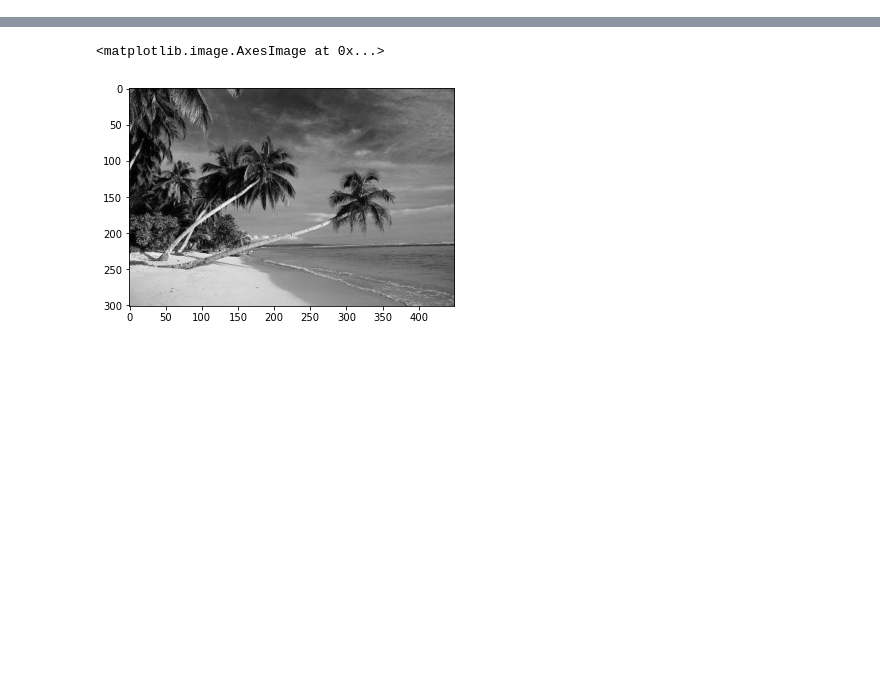
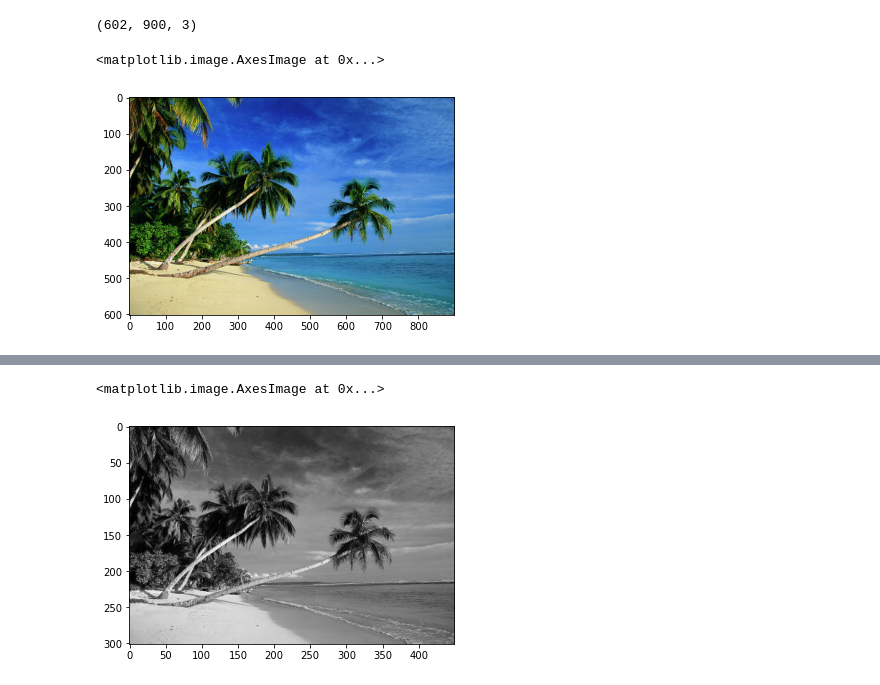
Before and after one commit to jainsanyam786/Intro_To_AI, a Jupyter notebook: Project4/Image_Recoloration.ipynb, the cells around one changed output, grey strips where cells are left out. Saved outputs shown, nothing was run; the diff lists cells and outputs as text; code cells hidden in the pictures; blank space fills up the shorter version.

```diff
--- a/Project4/Image_Recoloration.ipynb
+++ b/Project4/Image_Recoloration.ipynb
@@ -9,6 +9,14 @@ import matplotlib.pyplot as plt
 import skimage.io as skio
 from skimage.transform import resize
 from mpl_toolkits.mplot3d import Axes3D
+# %%
+ogimage = skio.imread(fname="OriginalImage.jpg")
+ogimage.shape
+plt.imshow(ogimage)
+# %% [output]
+(602, 900, 3)
+<matplotlib.image.AxesImage at 0x...>
+[figure, added]
 # %%
 #reducing resolution of the image
 ogimage_resized = resize(ogimage, (ogimage.shape[0] // 2, ogimage.shape[1] // 2),
```
Also changed, not shown: parts of 11 cells of this notebook.
